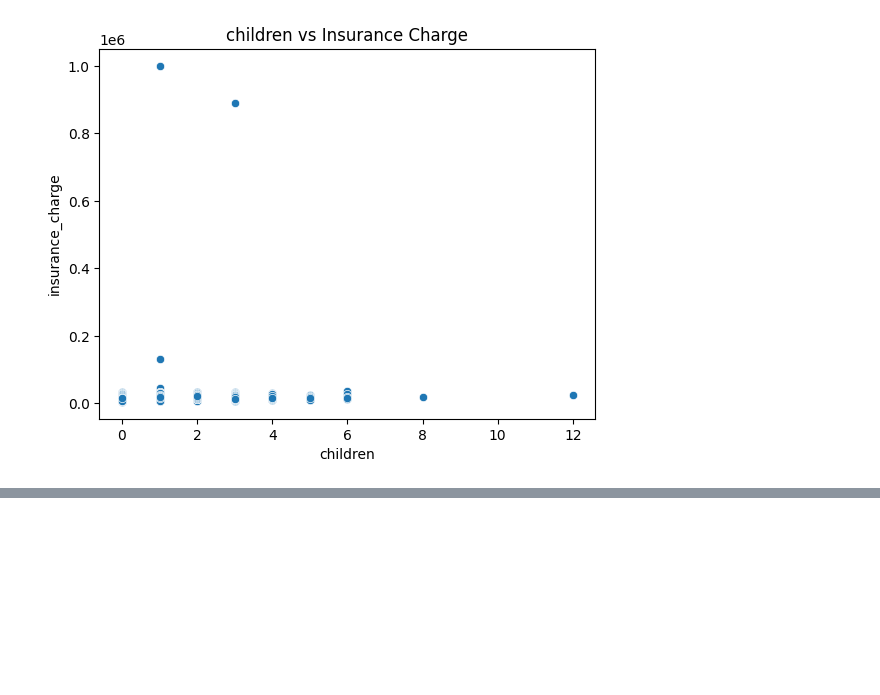
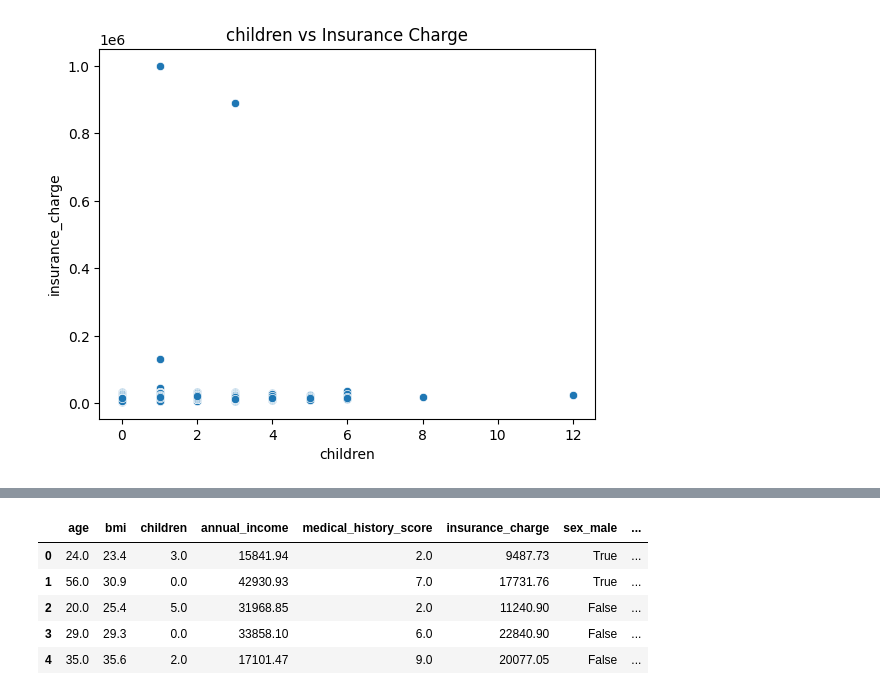
Before and after one commit to lovkush7/MACHINE-LEARNING-, a Jupyter notebook: insurace2_0.ipynb, the cells around one changed output, grey strips where cells are left out. Cells and saved outputs as stored; diff of their text form; code cells hidden in the pictures; blank space fills up the shorter version.

```diff
--- a/insurace2_0.ipynb
+++ b/insurace2_0.ipynb
@@ -646,0 +680,17 @@ for col in num_cols:
+# %%
+df = df.drop('customer_id',axis=1)
+# %%
+df_encode = pd.get_dummies(
+    df,
+    columns=['sex', 'smoker', 'region', 'insurance_plan'],
+    drop_first=True
+)
+# %%
+df_encode.head()
+# %% [output]
+|  | age | bmi | children | annual_income | medical_history_score | insurance_charge | sex_male | ... |
+| 0 | 24.0 | 23.4 | 3.0 | 15841.94 | 2.0 | 9487.73 | True | ... |
+| 1 | 56.0 | 30.9 | 0.0 | 42930.93 | 7.0 | 17731.76 | True | ... |
+| 2 | 20.0 | 25.4 | 5.0 | 31968.85 | 2.0 | 11240.90 | False | ... |
+| 3 | 29.0 | 29.3 | 0.0 | 33858.10 | 6.0 | 22840.90 | False | ... |
+| 4 | 35.0 | 35.6 | 2.0 | 17101.47 | 9.0 | 20077.05 | False | ... |
```
Also changed, not shown: parts of 16 cells of this notebook.
